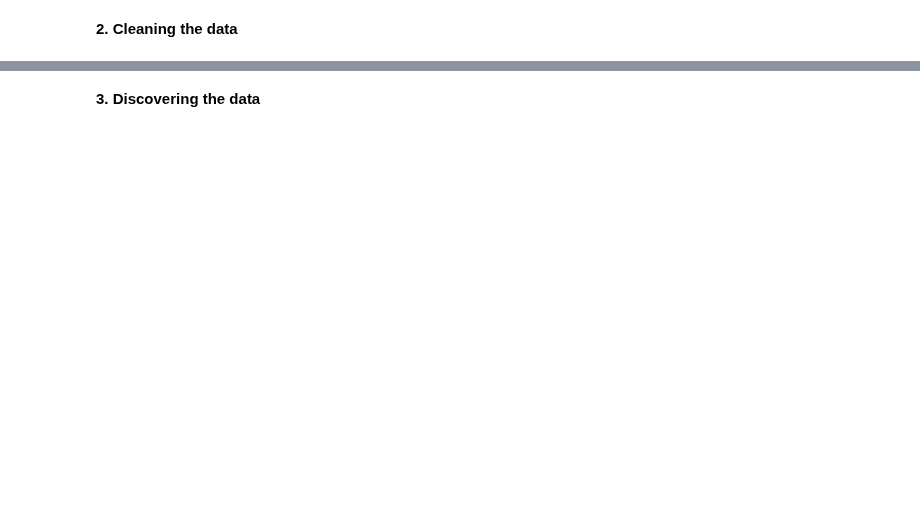
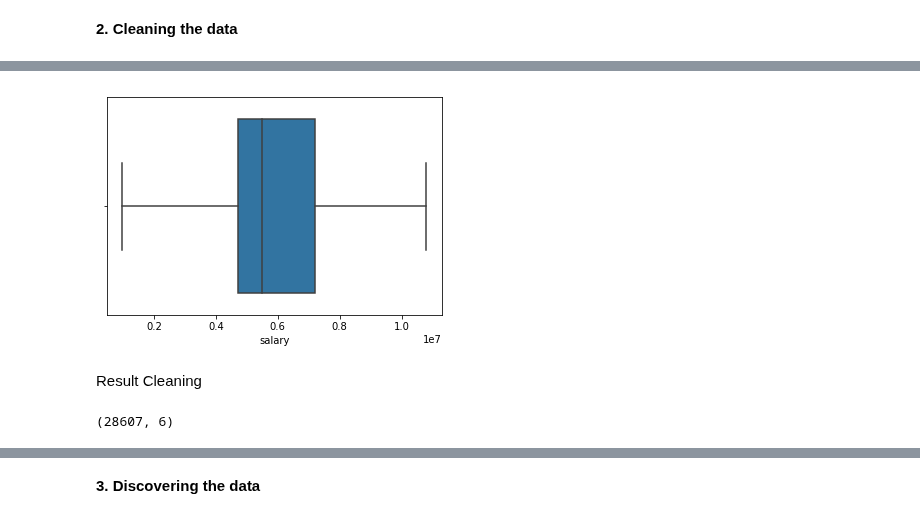
Before and after one commit to Reosta-Pratama/Project-Prediction, a Jupyter notebook: project.ipynb, the cells around one changed output, grey strips where cells are left out. Cells and saved outputs as stored; diff of their text form; code cells hidden in the pictures; blank space fills up the shorter version.

```diff
--- a/project.ipynb
+++ b/project.ipynb
@@ -54,0 +104,21 @@ dtype: int64
+# %%
+# Salary
+per25Salary = dataset['salary'].quantile(0.25)
+per75Salary = dataset['salary'].quantile(0.75)
+iqrSalary = per75Salary - per25Salary
+
+lower_limit = per25Salary - 1.5 * iqrSalary
+upper_limit = per75Salary + 1.5 * iqrSalary
+
+dataset = dataset[~((dataset["salary"] < (lower_limit)) | (dataset["salary"] > (upper_limit)))]
+
+sns.boxplot(dataset["salary"])
+plt.show()
+# %% [output]
+[figure, added]
+# %% [markdown]
+Result Cleaning
+# %%
+dataset.shape
+# %% [output]
+(28607, 6)
```
Also changed, not shown: parts of 36 cells of this notebook.
